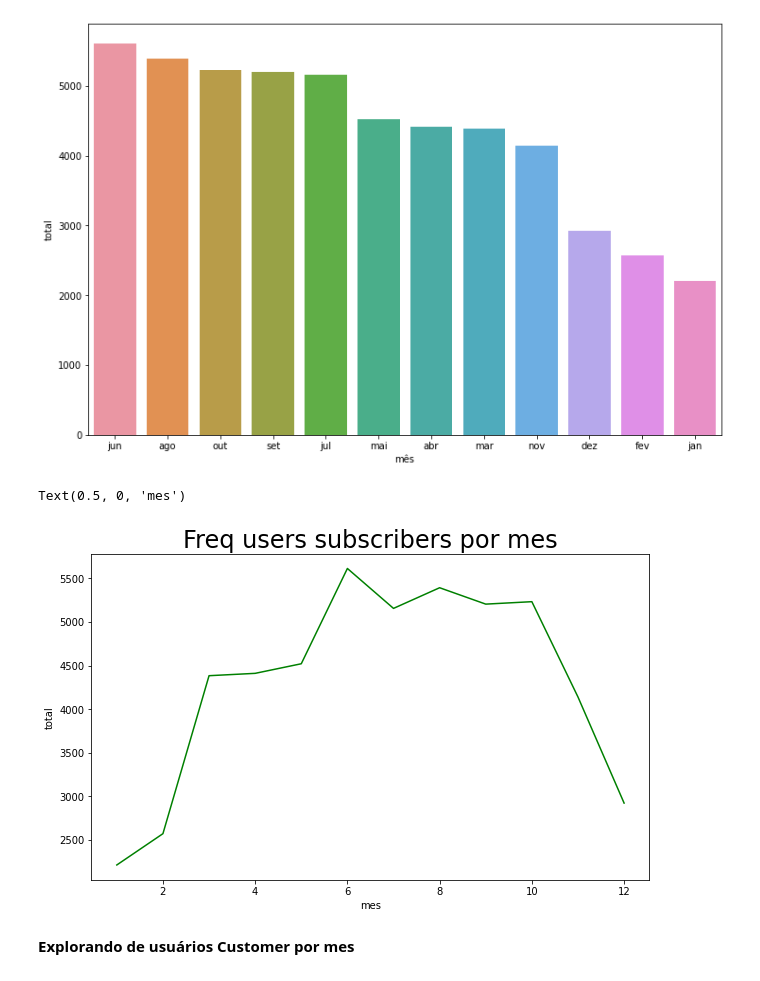
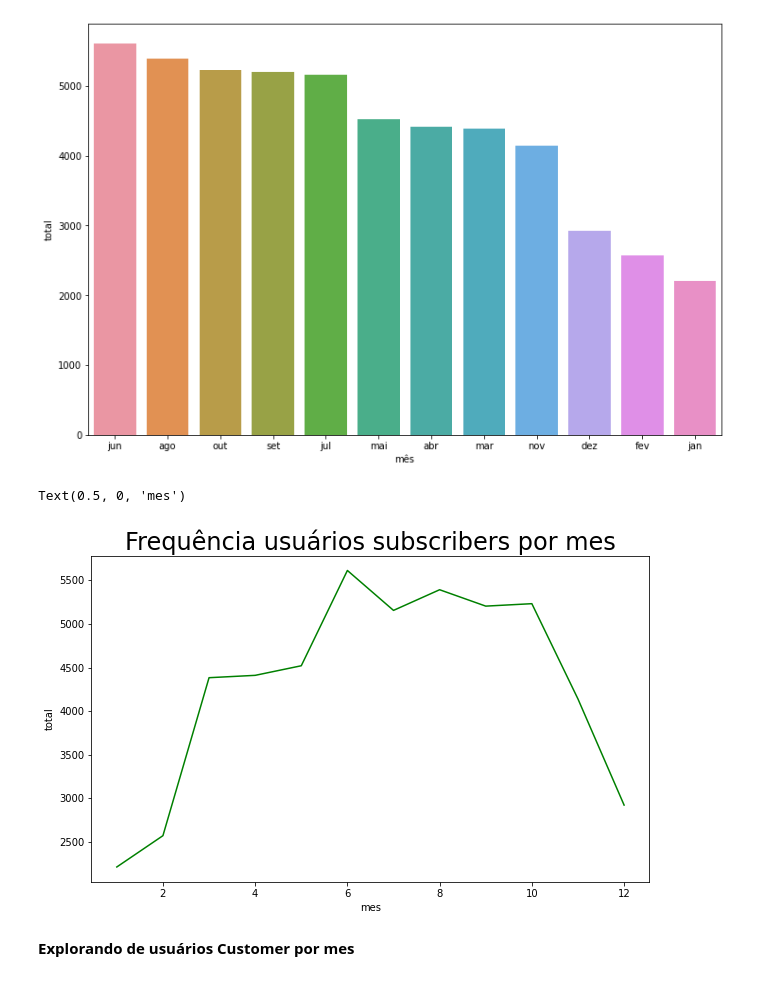
Before and after one commit to gabrielcn/Bike_Sharing, a Jupyter notebook: cyclistic_bike_share_washington.ipynb, the cells around one changed output. Drawn from its saved outputs; the diff is of its cells as text; code cells hidden in the pictures.

```diff
--- a/cyclistic_bike_share_washington.ipynb
+++ b/cyclistic_bike_share_washington.ipynb
@@ -585,12 +620,12 @@ sns.barplot(x="mês", y="total", data = freq_sub_mes_was)
 # %%
 #GRAFICO DE LINHA
 plt.figure(figsize=(10,6))
 sns.lineplot(data = freq_sub_mes_was, x="ordem_mes_washington", y="total", color = "green")
-plt.title( "Freq users subscribers por mes" , size = 24 ) #Define o título do gráfico e define o tamanho
+plt.title( "Frequência usuários subscribers por mes" , size = 24 ) #Define o título do gráfico e define o tamanho
 plt.xlabel( "mes" , size = 10 ) #Usa o plt para adicionar um rotulo no eixo x e define o tamanho
 # %% [output]
 Text(0.5, 0, 'mes')
-[figure, old version]
+[figure, new version]
 # %% [markdown]
 **Explorando de usuários Customer por mes**
 # %%
```
Also changed, not shown: parts of 15 cells of this notebook.
